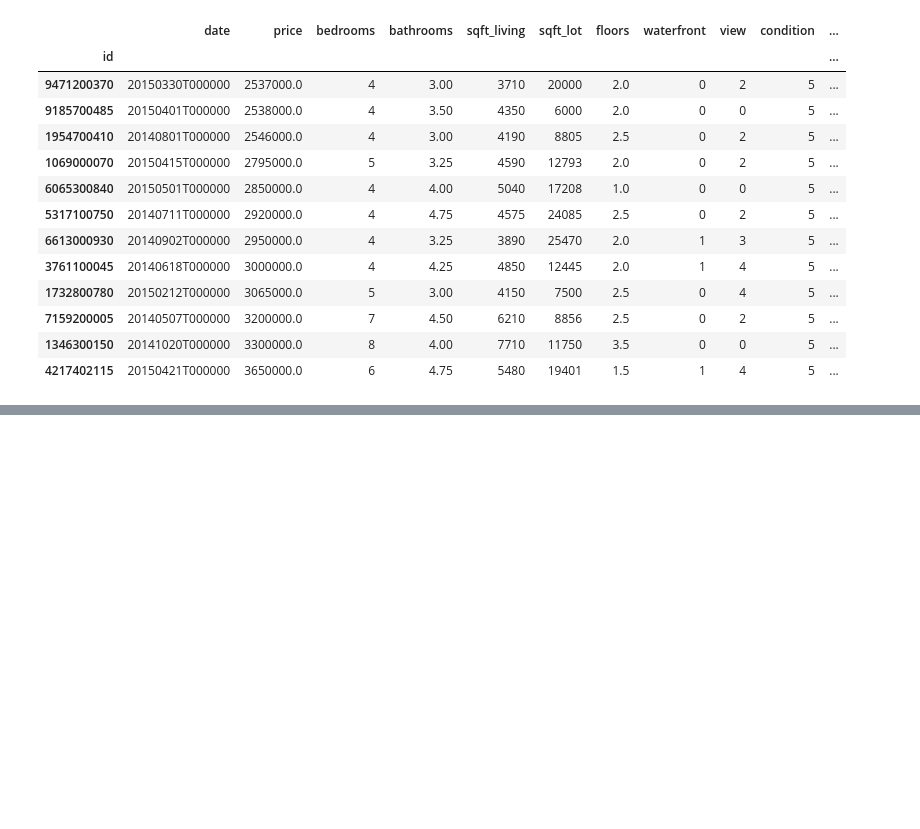
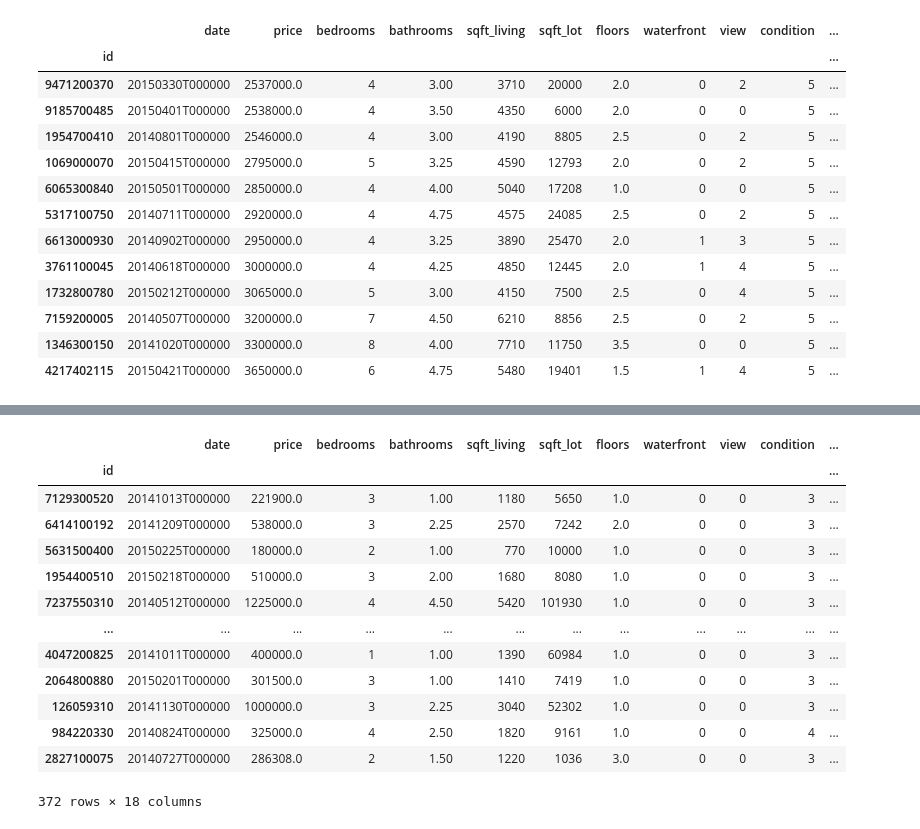
Before and after one commit to hashira77/Python-Data-Analytcs, a Jupyter notebook: data analysis/pandas.ipynb, the cells around one changed output, grey strips where cells are left out. Saved outputs shown, nothing was run; the diff lists cells and outputs as text; code cells hidden in the pictures; blank space fills up the shorter version.

```diff
--- a/data analysis/pandas.ipynb
+++ b/data analysis/pandas.ipynb
@@ -545,0 +590,17 @@ df.query('price > 2500000 & condition == 5').sort_values('price')
+# %%
+df.drop_duplicates(subset=['date']) # always use a subset column
+# %% [output]
+|  | date | price | bedrooms | bathrooms | sqft_living | sqft_lot | floors | waterfront | view | condition | ... |
+| id |  |  |  |  |  |  |  |  |  |  | ... |
+| 7129300520 | 20141013T000000 | 221900.0 | 3 | 1.00 | 1180 | 5650 | 1.0 | 0 | 0 | 3 | ... |
+| 6414100192 | 20141209T000000 | 538000.0 | 3 | 2.25 | 2570 | 7242 | 2.0 | 0 | 0 | 3 | ... |
+| 5631500400 | 20150225T000000 | 180000.0 | 2 | 1.00 | 770 | 10000 | 1.0 | 0 | 0 | 3 | ... |
+| 1954400510 | 20150218T000000 | 510000.0 | 3 | 2.00 | 1680 | 8080 | 1.0 | 0 | 0 | 3 | ... |
+| 7237550310 | 20140512T000000 | 1225000.0 | 4 | 4.50 | 5420 | 101930 | 1.0 | 0 | 0 | 3 | ... |
+| ... | ... | ... | ... | ... | ... | ... | ... | ... | ... | ... | ... |
+| 4047200825 | 20141011T000000 | 400000.0 | 1 | 1.00 | 1390 | 60984 | 1.0 | 0 | 0 | 3 | ... |
+| 2064800880 | 20150201T000000 | 301500.0 | 3 | 1.00 | 1410 | 7419 | 1.0 | 0 | 0 | 3 | ... |
+| 126059310 | 20141130T000000 | 1000000.0 | 3 | 2.25 | 3040 | 52302 | 1.0 | 0 | 0 | 3 | ... |
+| 984220330 | 20140824T000000 | 325000.0 | 4 | 2.50 | 1820 | 9161 | 1.0 | 0 | 0 | 4 | ... |
+| 2827100075 | 20140727T000000 | 286308.0 | 2 | 1.50 | 1220 | 1036 | 3.0 | 0 | 0 | 3 | ... |
+372 rows × 18 columns
```
Also changed, not shown: parts of 27 cells of this notebook.
